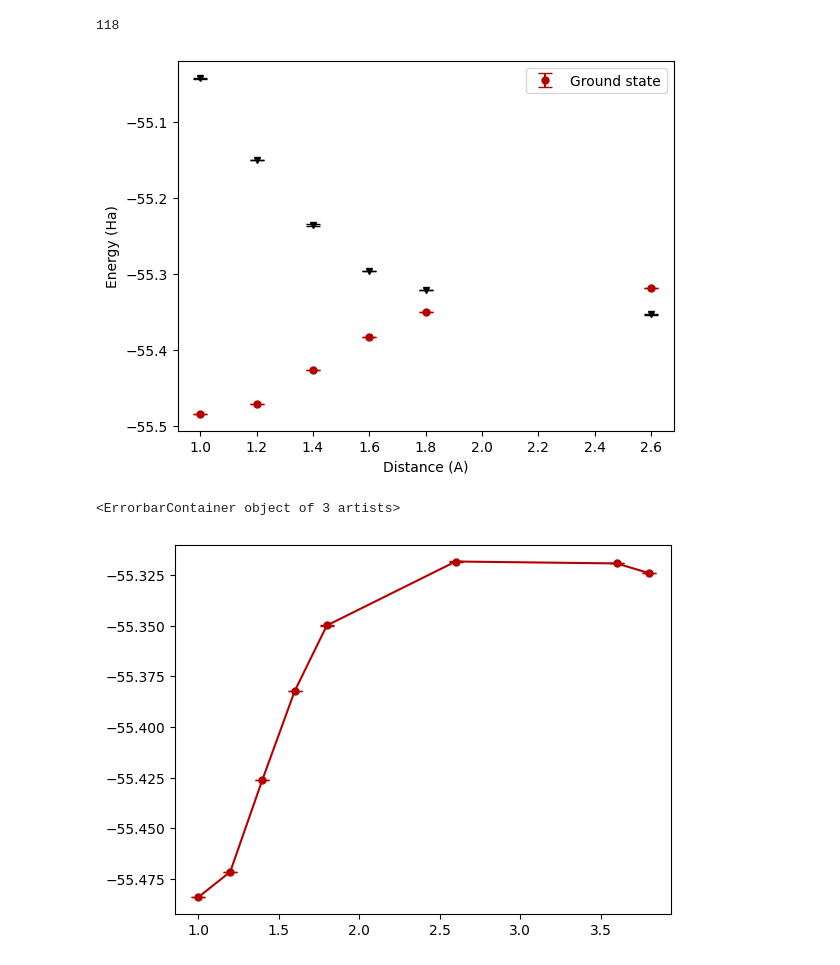
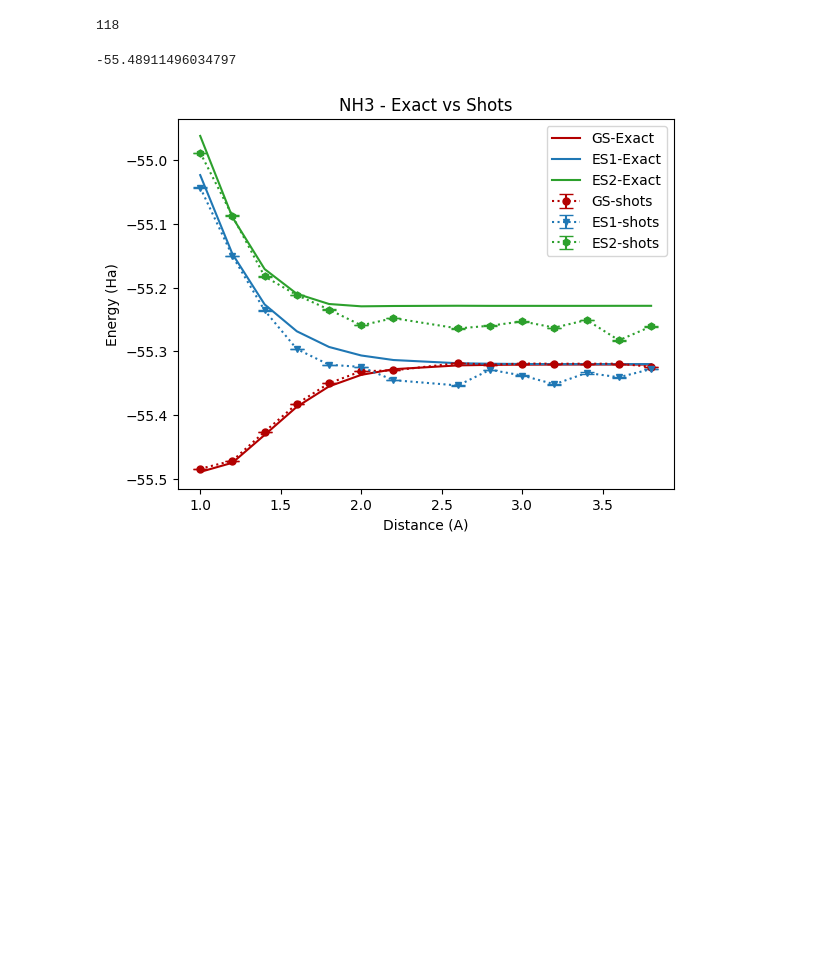
Before and after one commit to srivathsanps-quantum/QC-chemistry, a Jupyter notebook: NH3-shots/NH3-ShotsvsExact-A-EOM-Updated.ipynb, the cells around one changed output. Drawn from its saved outputs; the diff is of its cells as text; code cells hidden in the pictures; blank space fills up the shorter version.

Commit message:
NH3 - Exact vs Shots - plot ready

```diff
--- a/NH3-shots/NH3-ShotsvsExact-A-EOM-Updated.ipynb
+++ b/NH3-shots/NH3-ShotsvsExact-A-EOM-Updated.ipynb
@@ -2227,0 +2552,8 @@ The mean for 2.0A: [-55.33104367+0.j         -55.32424098+0.j
+# %%
+mean_22 = np.mean(energy22_1000, axis=0)
+print('The mean for 2.2A:', mean_22)
+
+variance_22 =  np.var(energy22_1000, axis=0)
+print(variance_22)
+
+len(variance_22)
@@ -4782,36 +5133,40 @@ The mean for 3.8A: [-55.32399317+0.j         -55.32762388+0.j
  9.10327955e-04 7.47256678e-04 9.48117661e-04 3.39271433e-04
  1.16254857e-03 3.27237962e-03]
 118
-# %%
-import matplotlib.pyplot as plt
-distance = [1.0, 1.2, 1.4, 1.6, 1.8, 2.6, 3.6, 3.8]
-GS = [mean_10[0], mean_12[0], mean_14[0], mean_16[0], mean_18[0], mean_26[0], mean_36[0], mean_38[0]]
-var_GS = [variance_10[0], variance_12[0], variance_14[0], variance_16[0], variance_18[0], variance_26[0], variance_36[0], variance_38[0]]
-
-
-
-
-#Ground state
-plt.errorbar(distance[0], mean_10[0], yerr=variance_10[0], fmt='o', color= "#b30000", label='Ground state', capsize=5, markersize=5)#Ground state
-plt.errorbar(distance[1], mean_12[0], yerr=variance_12[0], fmt='o', color= "#b30000", capsize=5, markersize=5)
-plt.errorbar(distance[2], mean_14[0], yerr=variance_14[0], fmt='o', color= "#b30000",  capsize=5, markersize=5)
-plt.errorbar(distance[3], mean_16[0], yerr=variance_16[0], fmt='o', color= "#b30000",  capsize=5, markersize=5)
-plt.errorbar(distance[4], mean_18[0], yerr=variance_18[0], fmt='o', color= "#b30000",  capsize=5, markersize=5)
-plt.errorbar(distance[5], mean_26[0], yerr=variance_26[0], fmt='o', color= "#b30000",  capsize=5, markersize=5)
-#1st Excited state
-plt.errorbar(distance[0], mean_10[1], yerr=variance_10[1], fmt='v', color= "k",  capsize=5, markersize=5)  #1st excited state
-plt.errorbar(distance[1], mean_12[1], yerr=variance_12[1], fmt='v', color= "k",  capsize=5, markersize=5)  #1st excited state
-plt.errorbar(distance[2], mean_14[1], yerr=variance_14[1], fmt='v', color= "k",  capsize=5, markersize=5)  #1st excited state
-plt.errorbar(distance[3], mean_16[1], yerr=variance_16[1], fmt='v', color= "k",  capsize=5, markersize=5)  #1st excited state
-plt.errorbar(distance[4], mean_18[1], yerr=variance_18[1], fmt='v', color= "k",  capsize=5, markersize=5)  #1st excited state
-plt.errorbar(distance[5], mean_26[1], yerr=variance_26[1], fmt='v', color= "k",  capsize=5, markersize=5)  #1st excited state
-plt.legend()
-plt.xlabel('Distance (A)')
-plt.ylabel('Energy (Ha)')
-plt.show()
-
-plt.errorbar(distance, GS, yerr=var_GS,fmt='-o', color= "#b30000", label='Ground state-anohter', capsize=5, markersize=5 )
-# %% [output]
-[figure, removed]
-<ErrorbarContainer object of 3 artists>
-[figure, removed]
+# %%
+exact_10[0]
+# %% [output]
+-55.48911496034797
+# %%
+import matplotlib.pyplot as plt
+distance = [1.0, 1.2, 1.4, 1.6, 1.8,2.0, 2.2, 2.6,2.8, 3.0,3.2, 3.4, 3.6, 3.8]
+Exact_GS = np.array([exact_10[0], exact_12[0], exact_14[0], exact_16[0], exact_18[0], exact_20[0], exact_22[0], exact_26[0], exact_28[0], exact_30[0], exact_32[0], exact_34[0], exact_36[0], exact_38[0]])
+Exact_ES1 = np.array([exact_10[1], exact_12[1], exact_14[1], exact_16[1], exact_18[1], exact_20[1], exact_22[1], exact_26[1], exact_28[1], exact_30[1], exact_32[1], exact_34[1], exact_36[1], exact_38[1]]) #Exact - 1st Excited state
+Exact_ES2 = np.array([exact_10[2], exact_12[2], exact_14[2], exact_16[2], exact_18[2], exact_20[2], exact_22[2], exact_26[2], exact_28[2], exact_30[2], exact_32[2], exact_34[2], exact_36[2], exact_38[2]]) #Exact - 1st Excited state
+
+plt.show()
+#Ground state - shots
+GS_shots = [mean_10[0], mean_12[0], mean_14[0], mean_16[0], mean_18[0], mean_20[0], mean_22[0],mean_26[0],mean_28[0],mean_30[0],mean_32[0],mean_34[0], mean_36[0], mean_38[0]]
+var_GS_shots = [variance_10[0], variance_12[0], variance_14[0], variance_16[0], variance_18[0], variance_20[0], variance_22[0], variance_26[0], variance_28[0], variance_30[0], variance_32[0], variance_34[0], variance_36[0], variance_38[0]]
+#Excited state - shots
+ES1_shots = [mean_10[1], mean_12[1], mean_14[1], mean_16[1], mean_18[1], mean_20[1], mean_22[1],mean_26[1],mean_28[1],mean_30[1],mean_32[1],mean_34[1], mean_36[1], mean_38[1]]
+var_ES1_shots = [variance_10[1], variance_12[1], variance_14[1], variance_16[1], variance_18[1], variance_20[1], variance_22[1], variance_26[1], variance_28[1], variance_30[1], variance_32[1], variance_34[1], variance_36[1], variance_38[1]]
+
+ES2_shots = [mean_10[2], mean_12[2], mean_14[2], mean_16[2], mean_18[2], mean_20[2], mean_22[2],mean_26[2],mean_28[2],mean_30[2],mean_32[2],mean_34[2], mean_36[2], mean_38[2]]
+var_ES2_shots = [variance_10[2], variance_12[2], variance_14[2], variance_16[2], variance_18[2], variance_20[2], variance_22[2], variance_26[2], variance_28[2], variance_30[2], variance_32[2], variance_34[2], variance_36[2], variance_38[2]]
+
+
+plt.plot(distance, Exact_GS, '-', color= "#b30000",label ='GS-Exact')  #Exact - GS energy
+plt.plot(distance, Exact_ES1, '-', color = "#1f77b4",  label = 'ES1-Exact')# Exact - 1st Excited state
+plt.plot(distance, Exact_ES2, '-', color = "#2ca02c",  label = 'ES2-Exact')# Exact - 1st Excited state
+
+plt.errorbar(distance,GS_shots, yerr=var_GS_shots,fmt=':o', color= "#b30000", label='GS-shots', capsize=5, markersize=5)#GS - shots
+plt.errorbar(distance,ES1_shots, yerr=var_ES1_shots,fmt=':v', color= "#1f77b4", label='ES1-shots', capsize=5, markersize=5)#ES1 - shots
+plt.errorbar(distance,ES2_shots, yerr=var_ES2_shots,fmt=':h', color= "#2ca02c", label='ES2-shots', capsize=5, markersize=5)#ES2 - shots
+plt.title('NH3 - Exact vs Shots')
+plt.legend()
+plt.xlabel('Distance (A)')
+plt.ylabel('Energy (Ha)')
+plt.show()
+# %% [output]
+[figure, added]
```
Also changed, not shown: parts of 5 cells of this notebook.
